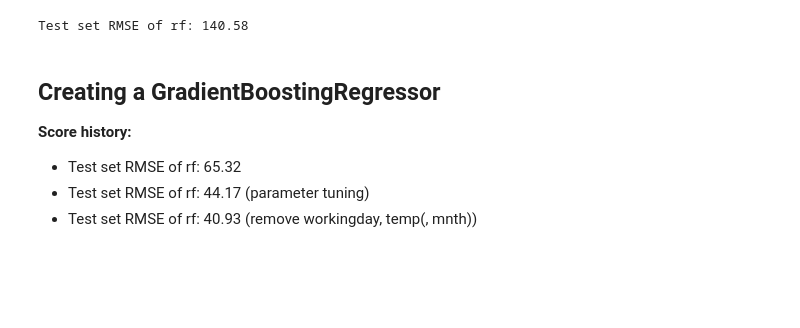
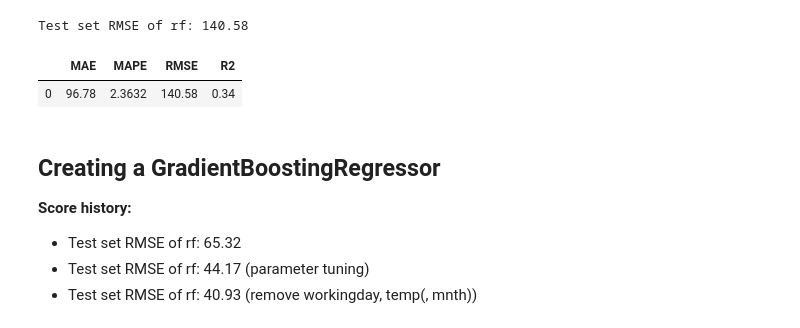
Before and after one commit to theGreatRaphael/ML_Task1, a Jupyter notebook: bike_sharing.ipynb, the cells around one changed output. Cells and saved outputs as stored; diff of their text form; code cells hidden in the pictures; blank space fills up the shorter version.

```diff
--- a/bike_sharing.ipynb
+++ b/bike_sharing.ipynb
@@ -403,6 +429,11 @@ rmse_test_svr = MSE(y_test, y_pred_svr)**(1/2)
 print('Test set RMSE of rf: {:.2f}'.format(rmse_test_svr))
 # %% [output]
 Test set RMSE of rf: 140.58
+# %%
+print_metrics(y_pred_svr, y_test)
+# %% [output]
+|  | MAE | MAPE | RMSE | R2 |
+| 0 | 96.78 | 2.3632 | 140.58 | 0.34 |
 # %% [markdown]
 ## Creating a GradientBoostingRegressor
 __Score history:__
```
Also changed, not shown: parts of 27 cells of this notebook.
